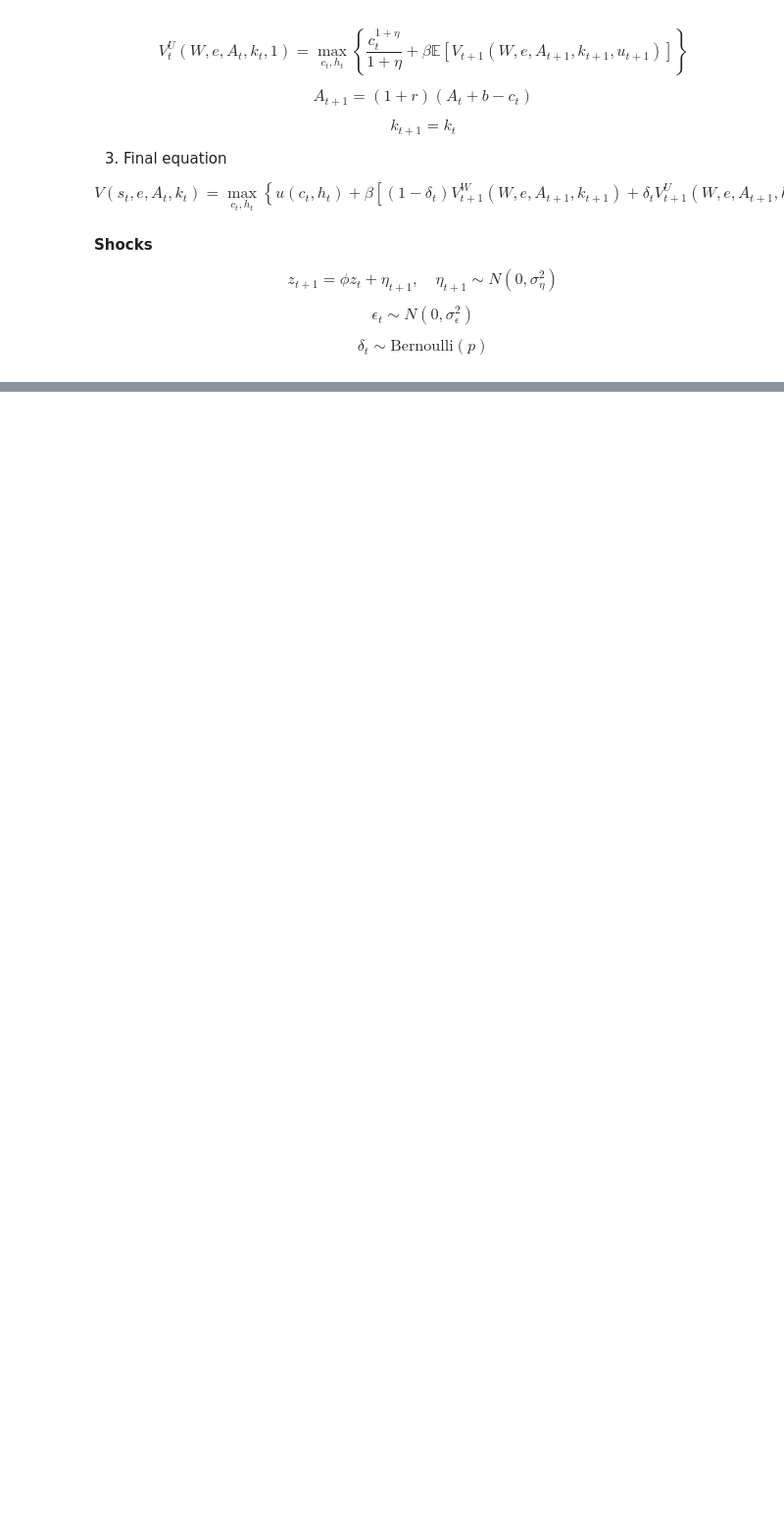
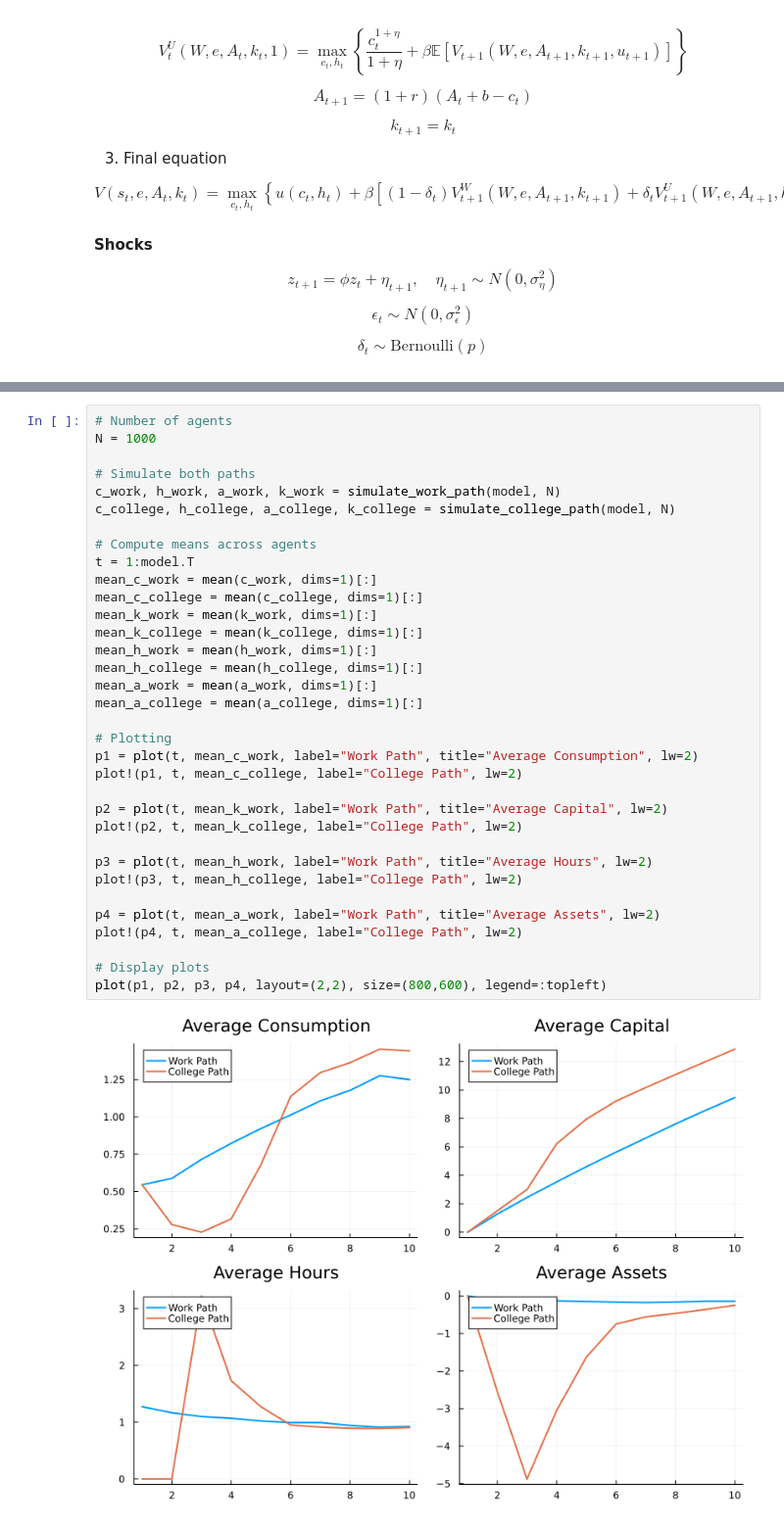
Before and after one commit to Ali-Iranpour/Structural-estimation, a Jupyter notebook: Thesis_code.ipynb, the cells around one changed output, grey strips where cells are left out. Shown at 98% size. Saved outputs shown, nothing was run; the diff lists cells and outputs as text; blank space fills up the shorter version.

```diff
--- a/Thesis_code.ipynb
+++ b/Thesis_code.ipynb
@@ -1855,0 +2020,36 @@ Closest candidates are:
+# %%
+# Number of agents
+N = 1000
+
+# Simulate both paths
+c_work, h_work, a_work, k_work = simulate_work_path(model, N)
+c_college, h_college, a_college, k_college = simulate_college_path(model, N)
+
+# Compute means across agents
+t = 1:model.T
+mean_c_work = mean(c_work, dims=1)[:]
+mean_c_college = mean(c_college, dims=1)[:]
+mean_k_work = mean(k_work, dims=1)[:]
+mean_k_college = mean(k_college, dims=1)[:]
+mean_h_work = mean(h_work, dims=1)[:]
+mean_h_college = mean(h_college, dims=1)[:]
+mean_a_work = mean(a_work, dims=1)[:]
+mean_a_college = mean(a_college, dims=1)[:]
+
+# Plotting
+p1 = plot(t, mean_c_work, label="Work Path", title="Average Consumption", lw=2)
+plot!(p1, t, mean_c_college, label="College Path", lw=2)
+
+p2 = plot(t, mean_k_work, label="Work Path", title="Average Capital", lw=2)
+plot!(p2, t, mean_k_college, label="College Path", lw=2)
+
+p3 = plot(t, mean_h_work, label="Work Path", title="Average Hours", lw=2)
+plot!(p3, t, mean_h_college, label="College Path", lw=2)
+
+p4 = plot(t, mean_a_work, label="Work Path", title="Average Assets", lw=2)
+plot!(p4, t, mean_a_college, label="College Path", lw=2)
+
+# Display plots
+plot(p1, p2, p3, p4, layout=(2,2), size=(800,600), legend=:topleft)
+# %% [output]
+[figure, added]
```
Also changed, not shown: parts of 6 cells of this notebook.
